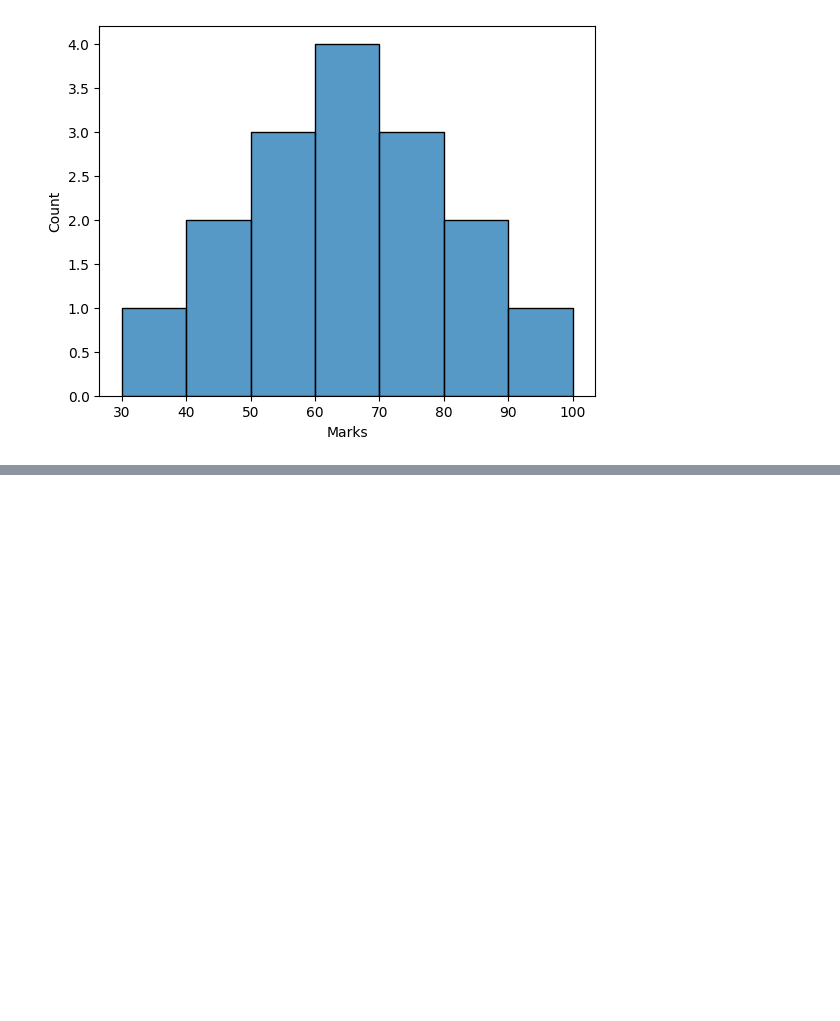
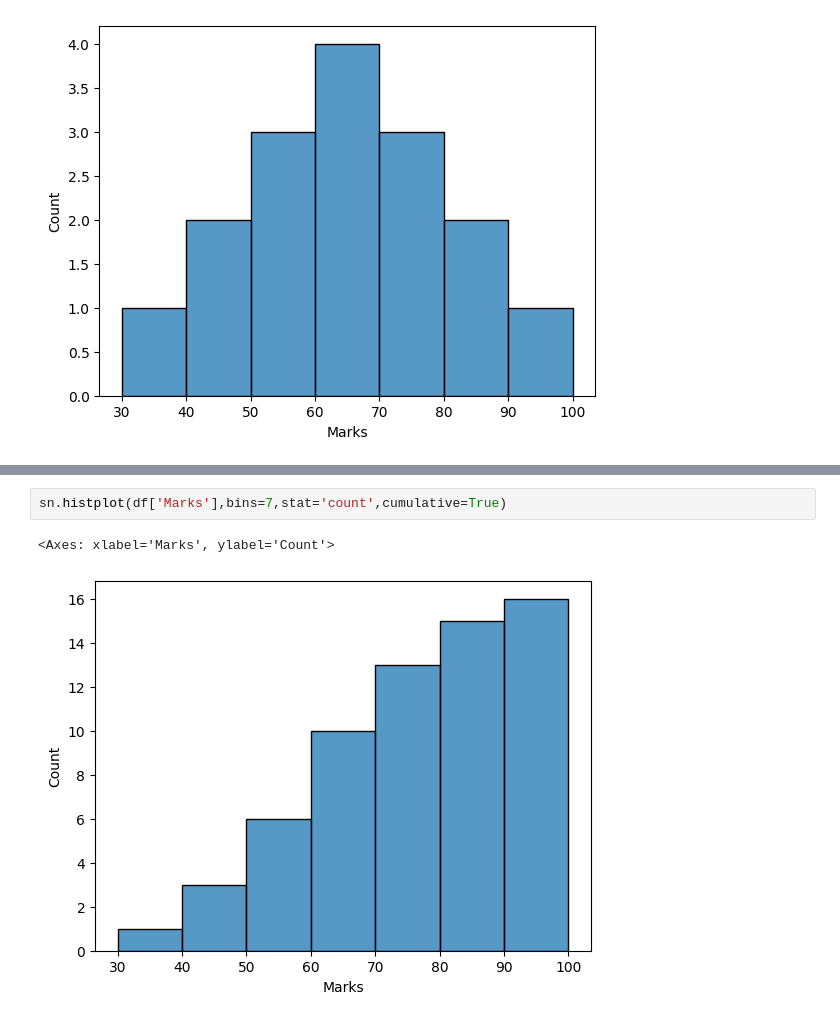
Before and after one commit to SAKSHISAAHU/Data_Analytics, a Jupyter notebook: 5.data_exploration/3.distributions.ipynb, the cells around one changed output, grey strips where cells are left out. Saved outputs shown, nothing was run; the diff lists cells and outputs as text; blank space fills up the shorter version.

```diff
--- a/5.data_exploration/3.distributions.ipynb
+++ b/5.data_exploration/3.distributions.ipynb
@@ -62,0 +113,5 @@ sn.histplot(df['Marks'], bins=7, stat='count')
+# %%
+sn.histplot(df['Marks'],bins=7,stat='count',cumulative=True)
+# %% [output]
+<Axes: xlabel='Marks', ylabel='Count'>
+[figure, added]
```
Also changed, not shown: parts of 13 cells of this notebook, 1 other file.
